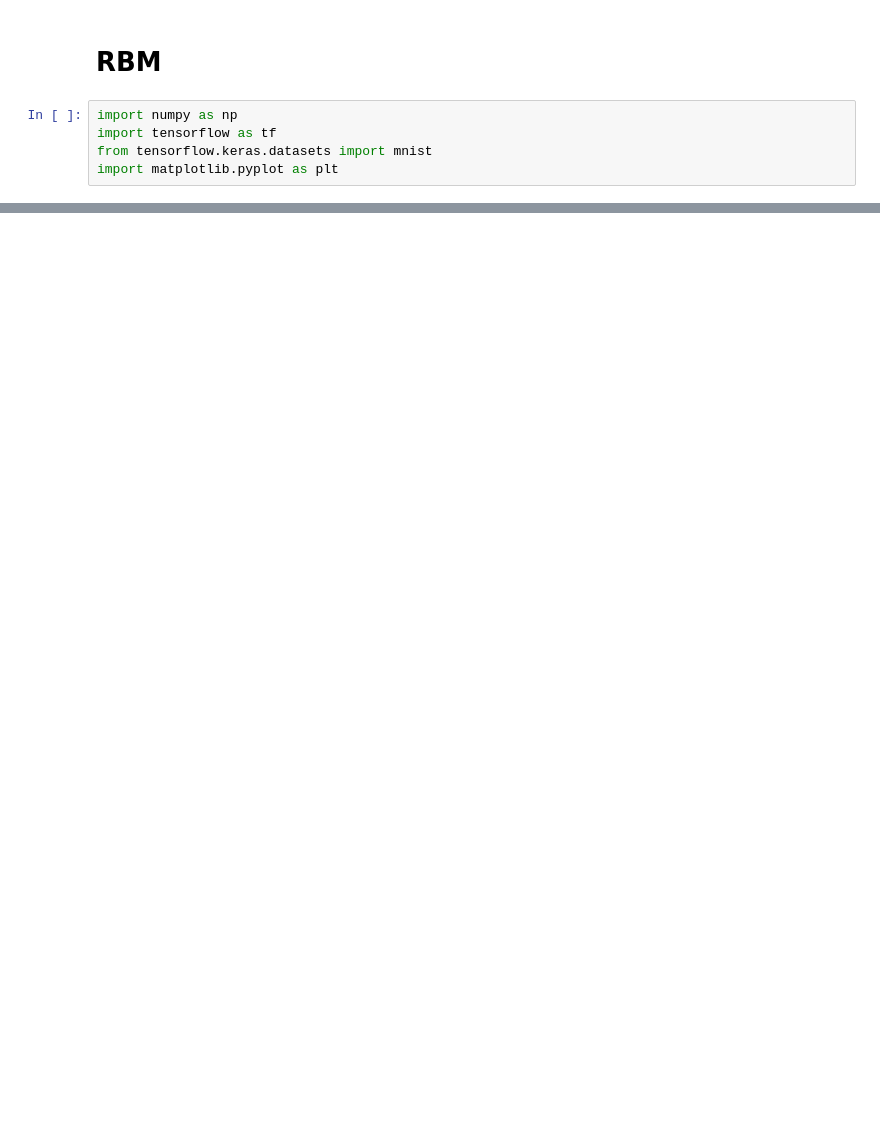
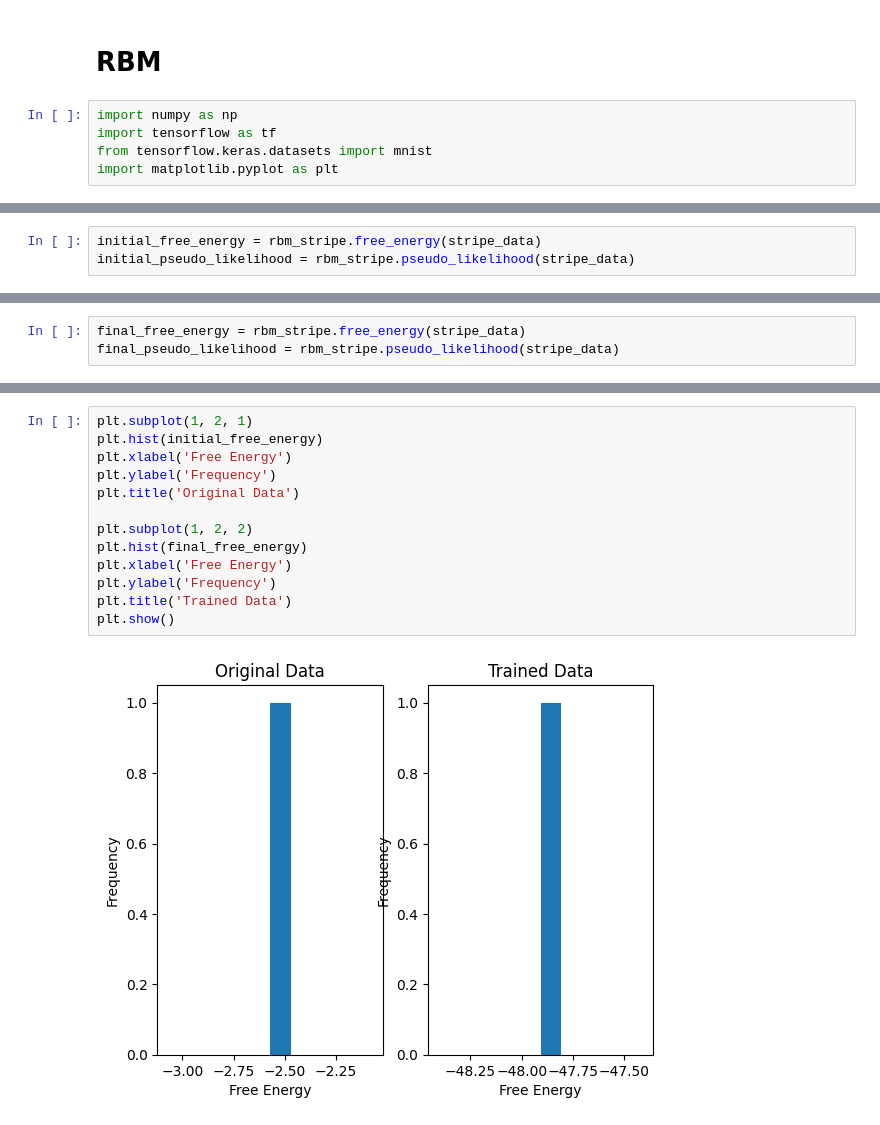
Before and after one commit to halilbayndir/ML_Physics, a Jupyter notebook: Restricted_Boltzmann_Machines.ipynb, the cells around one changed output, grey strips where cells are left out. Drawn from its saved outputs; the diff is of its cells as text; blank space fills up the shorter version.

```diff
--- a/Restricted_Boltzmann_Machines.ipynb
+++ b/Restricted_Boltzmann_Machines.ipynb
@@ -190,0 +190,3 @@ plt.show()
+# %%
+initial_free_energy = rbm_stripe.free_energy(stripe_data)
+initial_pseudo_likelihood = rbm_stripe.pseudo_likelihood(stripe_data)
@@ -190,0 +213,3 @@ plt.show()
+# %%
+final_free_energy = rbm_stripe.free_energy(stripe_data)
+final_pseudo_likelihood = rbm_stripe.pseudo_likelihood(stripe_data)
@@ -190,0 +224,15 @@ plt.show()
+# %%
+plt.subplot(1, 2, 1)
+plt.hist(initial_free_energy)
+plt.xlabel('Free Energy')
+plt.ylabel('Frequency')
+plt.title('Original Data')
+
+plt.subplot(1, 2, 2)
+plt.hist(final_free_energy)
+plt.xlabel('Free Energy')
+plt.ylabel('Frequency')
+plt.title('Trained Data')
+plt.show()
+# %% [output]
+[figure, added]
```
Also changed, not shown: parts of 17 cells of this notebook.
